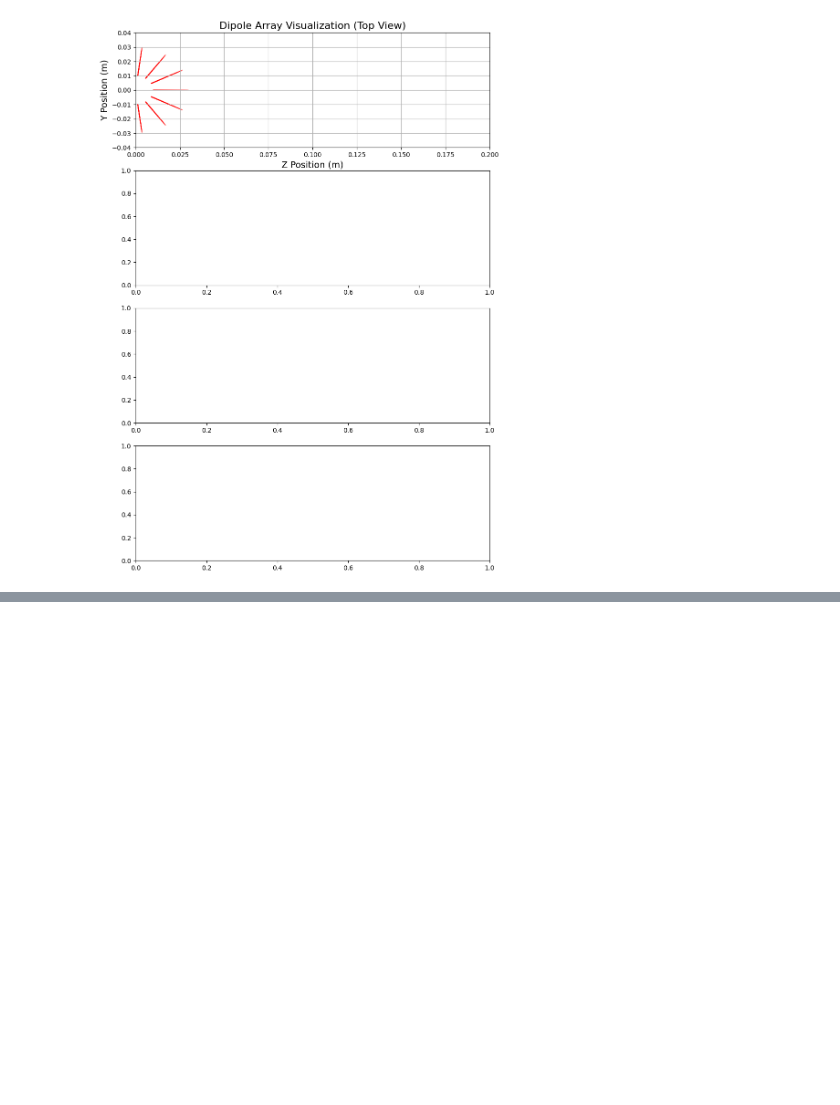
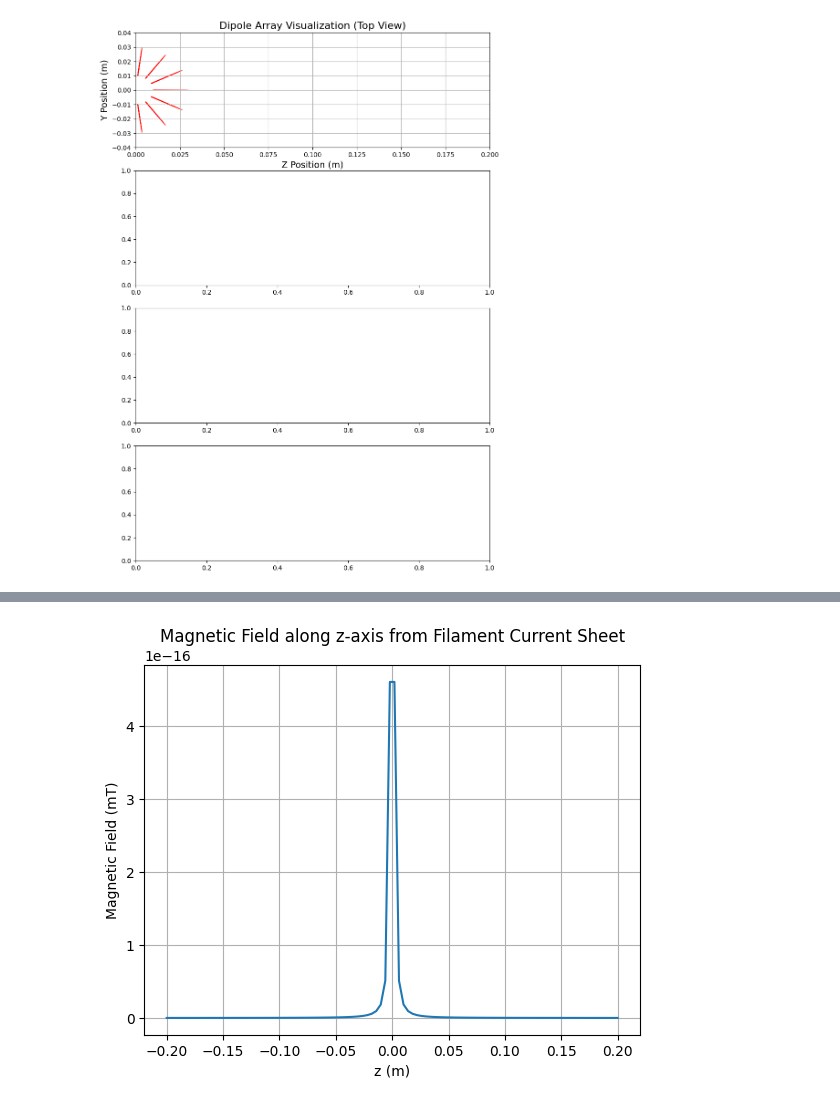
Before and after one commit to benfox4543/YB-zeeman-slower, a Jupyter notebook: mag_prof.ipynb, the cells around one changed output, grey strips where cells are left out. Saved outputs shown, nothing was run; the diff lists cells and outputs as text; code cells hidden in the pictures; blank space fills up the shorter version.

```diff
--- a/mag_prof.ipynb
+++ b/mag_prof.ipynb
@@ -640,0 +698,38 @@ TypeError: float() argument must be a string or a real number, not 'list'
+# %%
+import numpy as np
+import matplotlib.pyplot as plt
+
+# Constants
+mu0 = 4 * np.pi * 1e-7  # Magnetic constant (T·m/A)
+I = 5  # Current in the filament (Amps)
+alpha = 1  # Some constant depending on the geometry of the sheet
+
+# Define the filament current
+def biot_savart(r2, ra, I, C, B):
+    r = np.array(r2) - np.array(ra)
+    norm_r = np.linalg.norm(r)
+    term1 = (C - B) * np.cross(r, np.array([1, 0, 0]))  # Assuming current along x-axis
+    term2 = np.array([0, 0, I]) * (C - B) * norm_r  # Magnetic dipole term
+    return mu0 * alpha / (4 * np.pi) * (term1 + term2) / (norm_r ** 3)
+
+# Define positions of current elements and observation points
+z = np.linspace(-0.2, 0.2, 100)  # Z-axis for observation points
+field = np.zeros_like(z)  # Store the magnetic field at each point
+
+# Loop over observation points to compute the magnetic field
+for i, zi in enumerate(z):
+    r2 = [0, 0, zi]  # Observation point
+    ra = [0, 0, 0]   # Position of the current element (filament center)
+    B = biot_savart(r2, ra, I, 1, 0.5)  # Example C, B parameters
+    field[i] = np.linalg.norm(B)
+
+# Plot the magnetic field along the z-axis
+plt.figure()
+plt.plot(z, field * 1e3)  # Convert to mT
+plt.xlabel("z (m)")
+plt.ylabel("Magnetic Field (mT)")
+plt.title("Magnetic Field along z-axis from Filament Current Sheet")
+plt.grid(True)
+plt.show()
+# %% [output]
+[figure, added]
```
Also changed, not shown: parts of 9 cells of this notebook.
